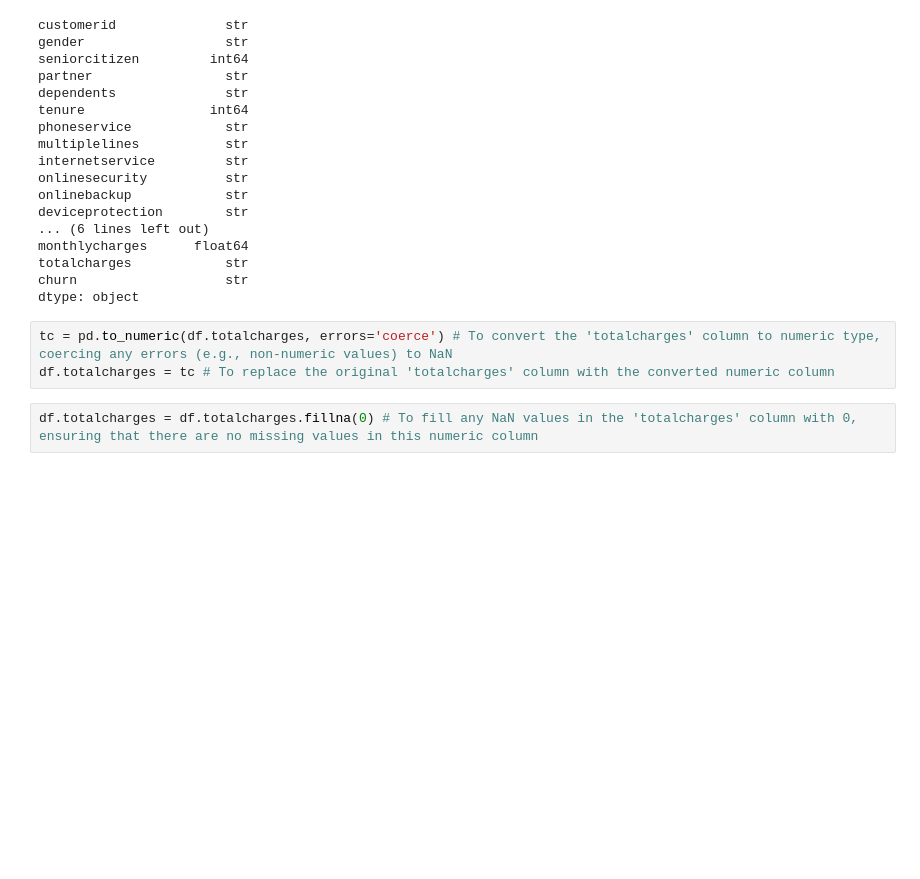
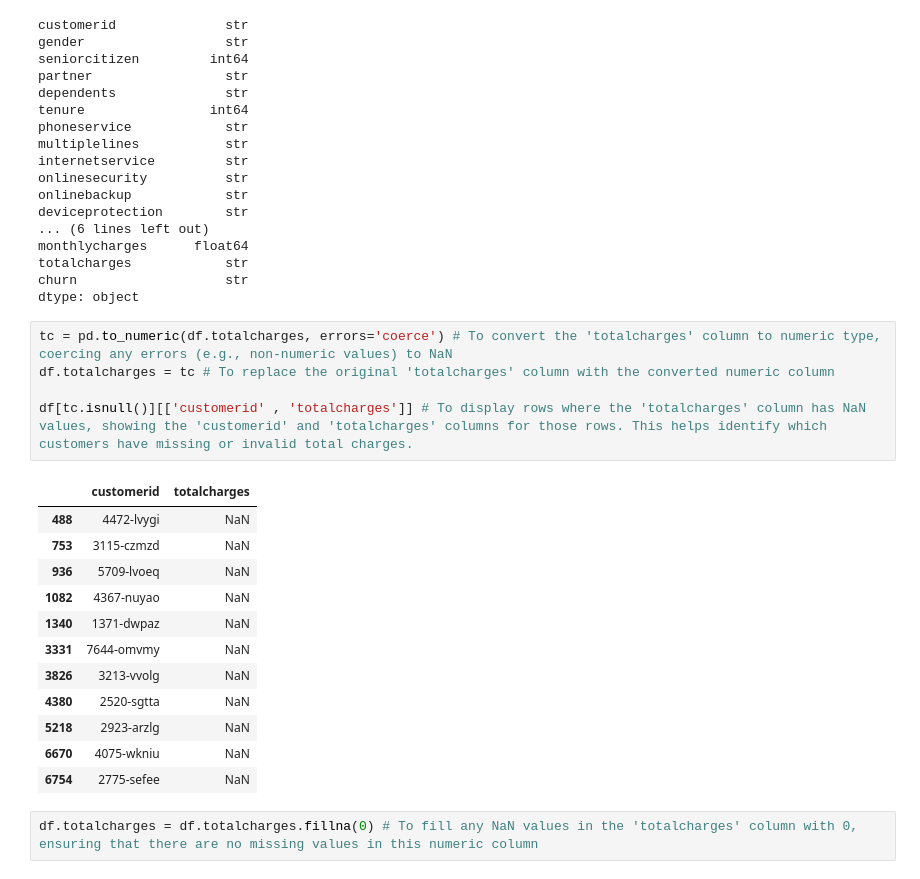
Before and after one commit to Mhdyassin/ML-Projects, a Jupyter notebook: Classification/Churn Model.ipynb, the cells around one changed output. Cells and saved outputs as stored; diff of their text form; blank space fills up the shorter version.

```diff
--- a/Classification/Churn Model.ipynb
+++ b/Classification/Churn Model.ipynb
@@ -105,6 +105,21 @@ dtype: object
 # %%
 tc = pd.to_numeric(df.totalcharges, errors='coerce') # To convert the 'totalcharges' column to numeric type, coercing any errors (e.g., non-numeric values) to NaN
 df.totalcharges = tc # To replace the original 'totalcharges' column with the converted numeric column
+
+df[tc.isnull()][['customerid' , 'totalcharges']] # To display rows where the 'totalcharges' column has NaN values, showing the 'customerid' and 'totalcharges' columns for those rows. This helps identify which customers have missing or invalid total charges.
+# %% [output]
+|  | customerid | totalcharges |
+| 488 | 4472-lvygi | NaN |
+| 753 | 3115-czmzd | NaN |
+| 936 | 5709-lvoeq | NaN |
+| 1082 | 4367-nuyao | NaN |
+| 1340 | 1371-dwpaz | NaN |
+| 3331 | 7644-omvmy | NaN |
+| 3826 | 3213-vvolg | NaN |
+| 4380 | 2520-sgtta | NaN |
+| 5218 | 2923-arzlg | NaN |
+| 6670 | 4075-wkniu | NaN |
+| 6754 | 2775-sefee | NaN |
 # %%
 df.totalcharges = df.totalcharges.fillna(0) # To fill any NaN values in the 'totalcharges' column with 0, ensuring that there are no missing values in this numeric column
 # %%
```
Also changed, not shown: parts of 2 cells of this notebook.
